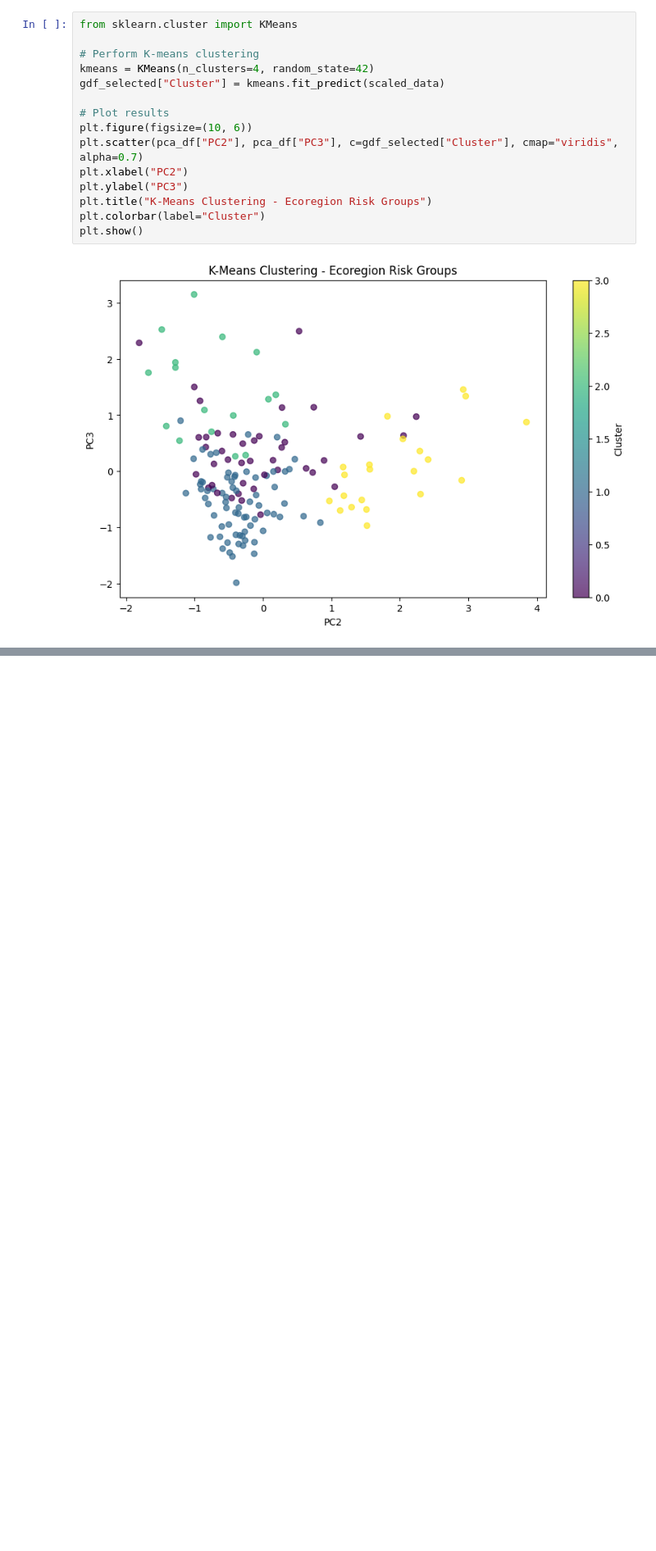
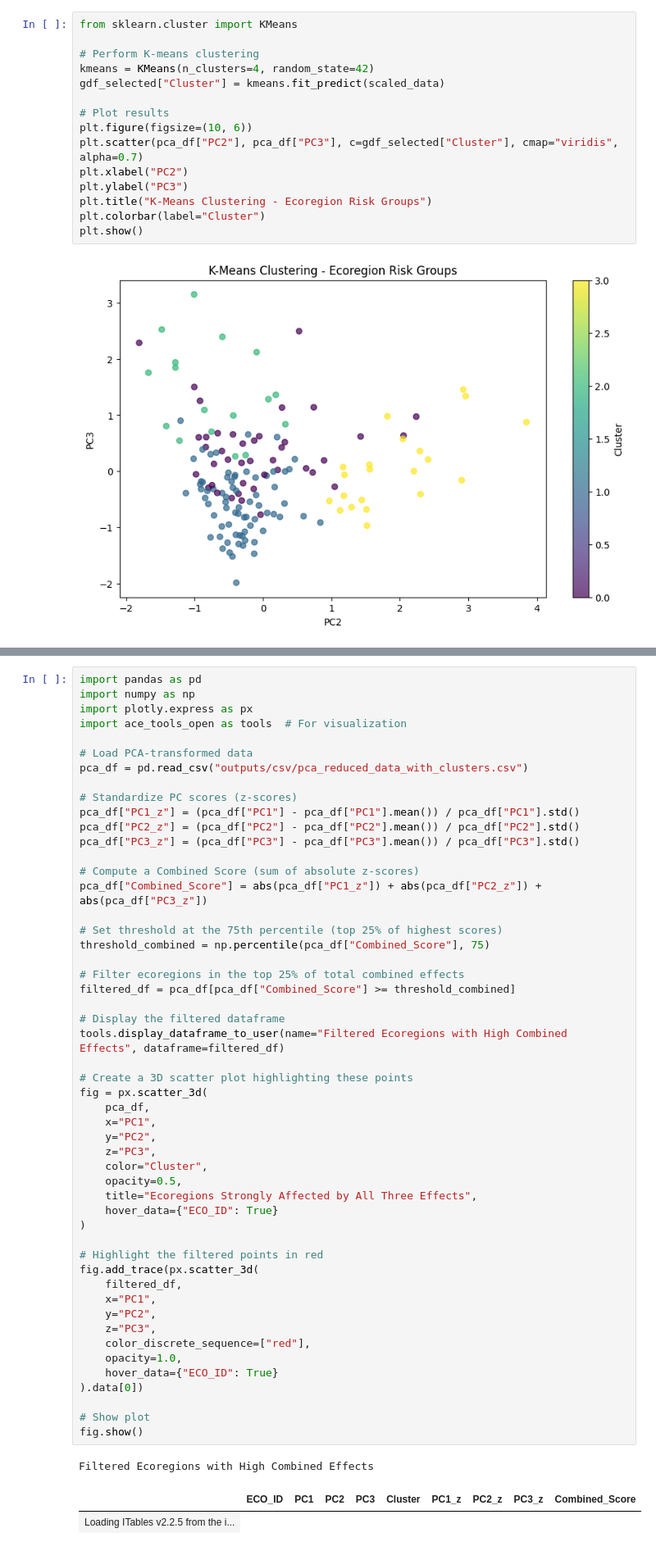
Before and after one commit to andresFdo10/exposure_biomes, a Jupyter notebook: essay.ipynb, the cells around one changed output, grey strips where cells are left out. Shown at 82% size. Drawn from its saved outputs; the diff is of its cells as text; blank space fills up the shorter version.

```diff
--- a/essay.ipynb
+++ b/essay.ipynb
@@ -457,0 +631,55 @@ plt.show()
+# %%
+import pandas as pd
+import numpy as np
+import plotly.express as px
+import ace_tools_open as tools  # For visualization
+
+# Load PCA-transformed data
+pca_df = pd.read_csv("outputs/csv/pca_reduced_data_with_clusters.csv")
+
+# Standardize PC scores (z-scores)
+pca_df["PC1_z"] = (pca_df["PC1"] - pca_df["PC1"].mean()) / pca_df["PC1"].std()
+pca_df["PC2_z"] = (pca_df["PC2"] - pca_df["PC2"].mean()) / pca_df["PC2"].std()
+pca_df["PC3_z"] = (pca_df["PC3"] - pca_df["PC3"].mean()) / pca_df["PC3"].std()
+
+# Compute a Combined Score (sum of absolute z-scores)
+pca_df["Combined_Score"] = abs(pca_df["PC1_z"]) + abs(pca_df["PC2_z"]) + abs(pca_df["PC3_z"])
+
+# Set threshold at the 75th percentile (top 25% of highest scores)
+threshold_combined = np.percentile(pca_df["Combined_Score"], 75)
+
+# Filter ecoregions in the top 25% of total combined effects
+filtered_df = pca_df[pca_df["Combined_Score"] >= threshold_combined]
+
+# Display the filtered dataframe
+tools.display_dataframe_to_user(name="Filtered Ecoregions with High Combined Effects", dataframe=filtered_df)
+
+# Create a 3D scatter plot highlighting these points
+fig = px.scatter_3d(
+    pca_df,
+    x="PC1",
+    y="PC2",
+    z="PC3",
+    color="Cluster",
+    opacity=0.5,
+    title="Ecoregions Strongly Affected by All Three Effects",
+    hover_data={"ECO_ID": True}
+)
+
+# Highlight the filtered points in red
+fig.add_trace(px.scatter_3d(
+    filtered_df,
+    x="PC1",
+    y="PC2",
+    z="PC3",
+    color_discrete_sequence=["red"],
+    opacity=1.0,
+    hover_data={"ECO_ID": True}
+).data[0])
+
+# Show plot
+fig.show()
+# %% [output]
+Filtered Ecoregions with High Combined Effects
+|  | ECO_ID | PC1 | PC2 | PC3 | Cluster | PC1_z | PC2_z | PC3_z | Combined_Score |
+| Loading ITables v2.2.5 from the i... |
```
Also changed, not shown: parts of 3 cells of this notebook, 11 other files.
